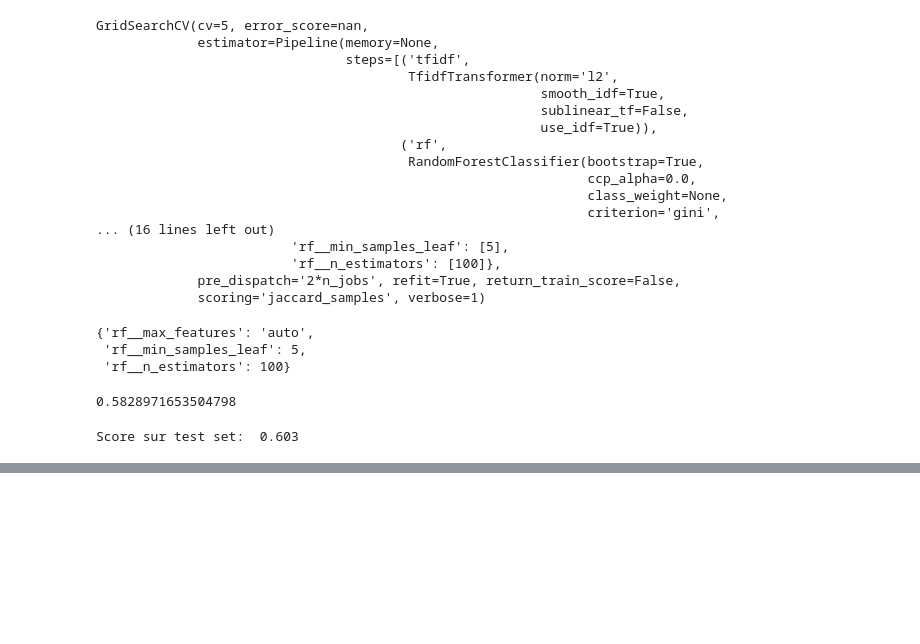
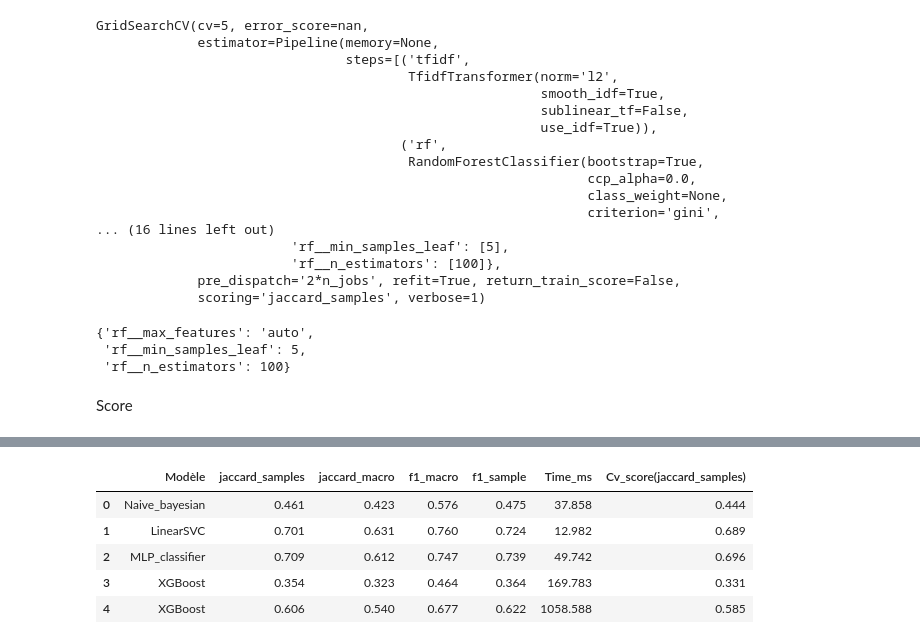
Before and after one commit to BrunoPinos/Categoriser-automatiquement-des-questions, a Jupyter notebook: P5_supervised.ipynb, the cells around one changed output, grey strips where cells are left out. Saved outputs shown, nothing was run; the diff lists cells and outputs as text; code cells hidden in the pictures; blank space fills up the shorter version.

Commit message:
add score

```diff
--- a/P5_supervised.ipynb
+++ b/P5_supervised.ipynb
@@ -270,9 +320,9 @@ MLPclassifier
 # %%
 estimator_mlp = Pipeline([('tfidf', TfidfTransformer()),
-                          ('mlp', MultiOutputClassifier(MLPClassifier()))])
+                          ('mlp', MLPClassifier())])
 
 parameters = {
-    'mlp__estimator__max_iter' : [50], #maximum iteration
+    'mlp__max_iter' : [50], #maximum iteration
 }
 
 mlp_grid = GridSearchCV(estimator_mlp,
@@ -322,6 +390,6 @@ Xgboost
 # %%
-estimator_nb = Pipeline([('tfidf', TfidfTransformer()),
-                         ('xgb', MultiOutputClassifier(
+estimator_xgb = Pipeline([('tfidf', TfidfTransformer()),
+                         ('xgb', OneVsRestClassifier(
                              GradientBoostingClassifier())),
                         ])
 
@@ -331,7 +399,7 @@ parameters = {
     'xgb__estimator__max_features': ['sqrt'] #nombre de features observées
 }
 
-xgb_grid = GridSearchCV(estimator_nb,
+xgb_grid = GridSearchCV(estimator_xgb,
                         param_grid=parameters,
                         scoring='jaccard_samples',
                         n_jobs=-1,
@@ -380,20 +465,20 @@ RandomForest
 # %%
-estimator_nb = Pipeline([('tfidf', TfidfTransformer()),
+estimator_rf = Pipeline([('tfidf', TfidfTransformer()),
                          ('rf', RandomForestClassifier()),
                         ])
 
 parameters = {
     'rf__n_estimators' : [100], #nombre d'arbres de décision
     'rf__min_samples_leaf' : [5], #nombre de feuilles minimales
-    'rf__max_features': ['auto', 'sqrt'] #nombre de features observées
+    'rf__max_features': ['auto'] #nombre de features observées
 }
 
-rf_grid = GridSearchCV(estimator_nb,
-                        param_grid=parameters,
-                        scoring='jaccard_samples',
-                        n_jobs=-1,
-                        verbose=1,
-                        cv=5)
+rf_grid = GridSearchCV(estimator_rf,
+                       param_grid=parameters,
+                       scoring='jaccard_samples',
+                       n_jobs=-1,
+                       verbose=1,
+                       cv=5)
 
 rf_grid.fit(X_train, y_train)
 # %% [output]
@@ -423,12 +508,25 @@ rf_grid.best_params_
 {'rf__max_features': 'auto',
  'rf__min_samples_leaf': 5,
  'rf__n_estimators': 100}
-# %%
-rf_grid.best_score_
-# %% [output]
-0.5828971653504798
-# %%
-print("Score sur test set: ",
-      round(rf_grid.score(X_test, y_test), 3))
-# %% [output]
-Score sur test set:  0.603
+# %% [markdown]
+Score
+# %%
+jaccard_macro = jaccard_score(y_test, rf_grid.predict(X_test), average='macro')
+f1_macro = f1_score(y_test, rf_grid.predict(X_test), average='macro')
+f1_sample = f1_score(y_test, rf_grid.predict(X_test), average='samples')
+
+time = %timeit -o rf_grid.predict(X_test)
+
+results = results.append(pd.DataFrame({'Modèle': ['XGBoost'],
+                                       'jaccard_samples': round(
+                                           rf_grid.score(X_test, y_test), 3),
+                                       'jaccard_macro': jaccard_macro,
+                                       'f1_macro': f1_macro,
+                                       'f1_sample': f1_sample,
+                                       'Time_ms': time.best*1000,
+                                       'Cv_score(jaccard_samples)':
+                                       rf_grid.best_score_}),
+                         ignore_index=True)
+
+results.round(3)
+# %% [output]
@@ -434,0 +534,6 @@ Score sur test set:  0.603
+|  | Modèle | jaccard_samples | jaccard_macro | f1_macro | f1_sample | Time_ms | Cv_score(jaccard_samples) |
+| 0 | Naive_bayesian | 0.461 | 0.423 | 0.576 | 0.475 | 37.858 | 0.444 |
+| 1 | LinearSVC | 0.701 | 0.631 | 0.760 | 0.724 | 12.982 | 0.689 |
+| 2 | MLP_classifier | 0.709 | 0.612 | 0.747 | 0.739 | 49.742 | 0.696 |
+| 3 | XGBoost | 0.354 | 0.323 | 0.464 | 0.364 | 169.783 | 0.331 |
+| 4 | XGBoost | 0.606 | 0.540 | 0.677 | 0.622 | 1058.588 | 0.585 |
```
Also changed, not shown: parts of 33 cells of this notebook.
